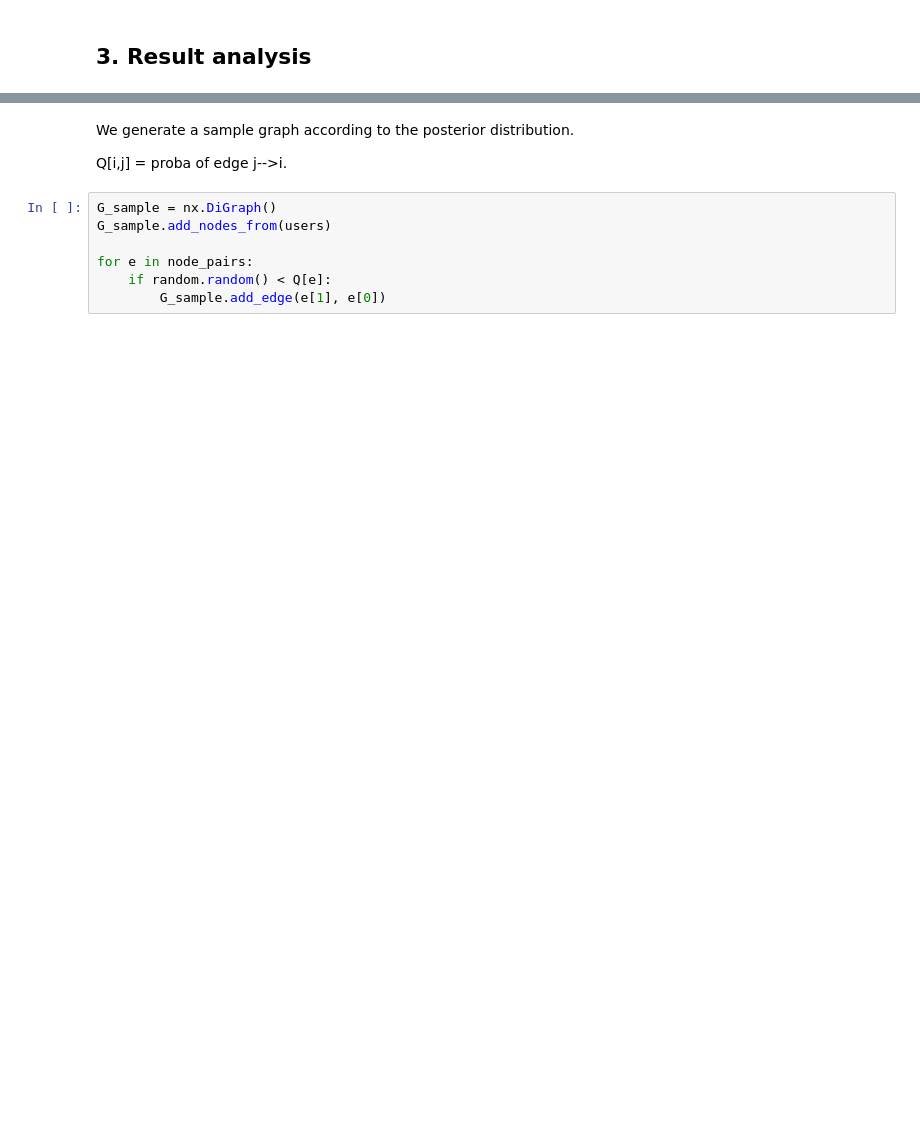
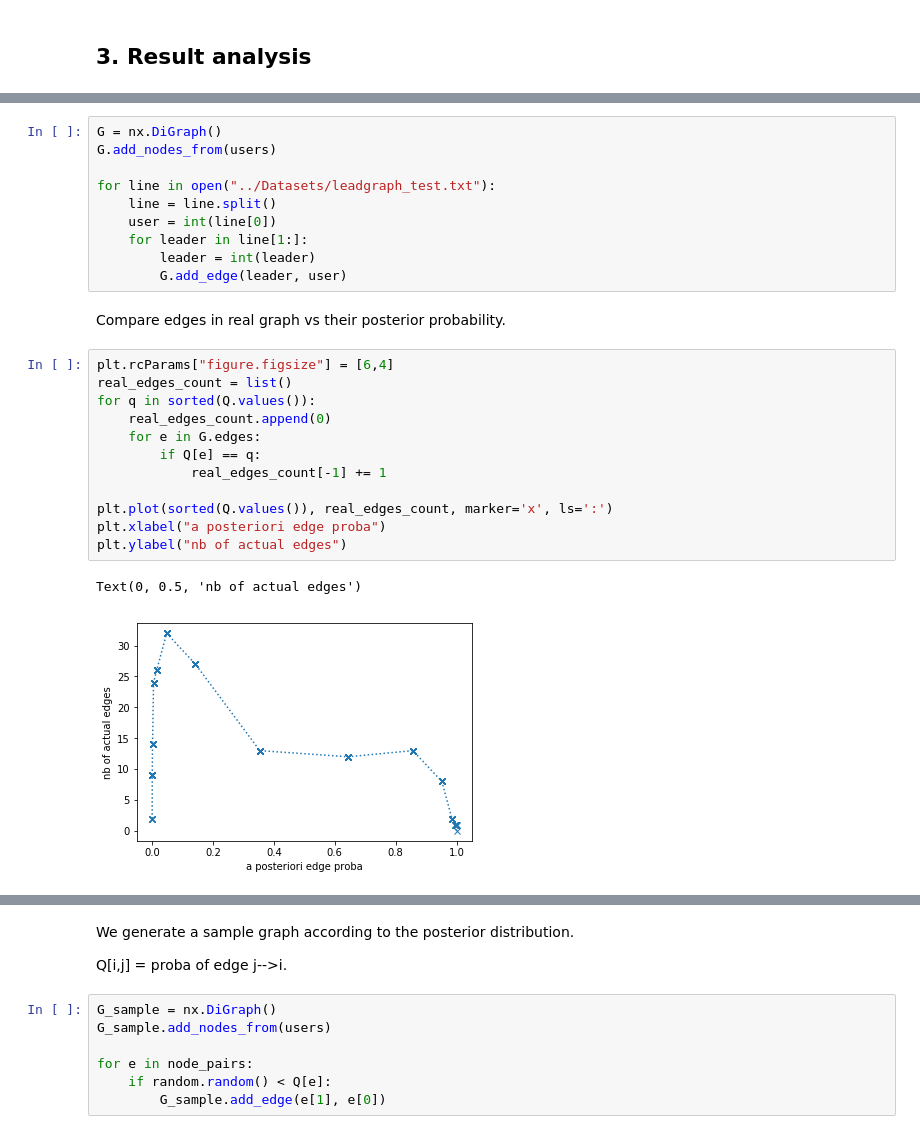
Before and after one commit to yokaiAG/Stage2019, a Jupyter notebook: Code/Newman_sampleTest.ipynb, the cells around one changed output, grey strips where cells are left out. Cells and saved outputs as stored; diff of their text form; blank space fills up the shorter version.

```diff
--- a/Code/Newman_sampleTest.ipynb
+++ b/Code/Newman_sampleTest.ipynb
@@ -179,0 +208,27 @@ median value for b : 0.00760783499264011
+# %%
+G = nx.DiGraph()
+G.add_nodes_from(users)
+
+for line in open("../Datasets/leadgraph_test.txt"):
+    line = line.split()
+    user = int(line[0])
+    for leader in line[1:]:
+        leader = int(leader)
+        G.add_edge(leader, user)
+# %% [markdown]
+Compare edges in real graph vs their posterior probability.
+# %%
+plt.rcParams["figure.figsize"] = [6,4]
+real_edges_count = list()
+for q in sorted(Q.values()):
+    real_edges_count.append(0)
+    for e in G.edges:
+        if Q[e] == q:
+            real_edges_count[-1] += 1
+
+plt.plot(sorted(Q.values()), real_edges_count, marker='x', ls=':')
+plt.xlabel("a posteriori edge proba")
+plt.ylabel("nb of actual edges")
+# %% [output]
+Text(0, 0.5, 'nb of actual edges')
+[figure, added]
```
Also changed, not shown: parts of 28 cells of this notebook, 3 other files.
